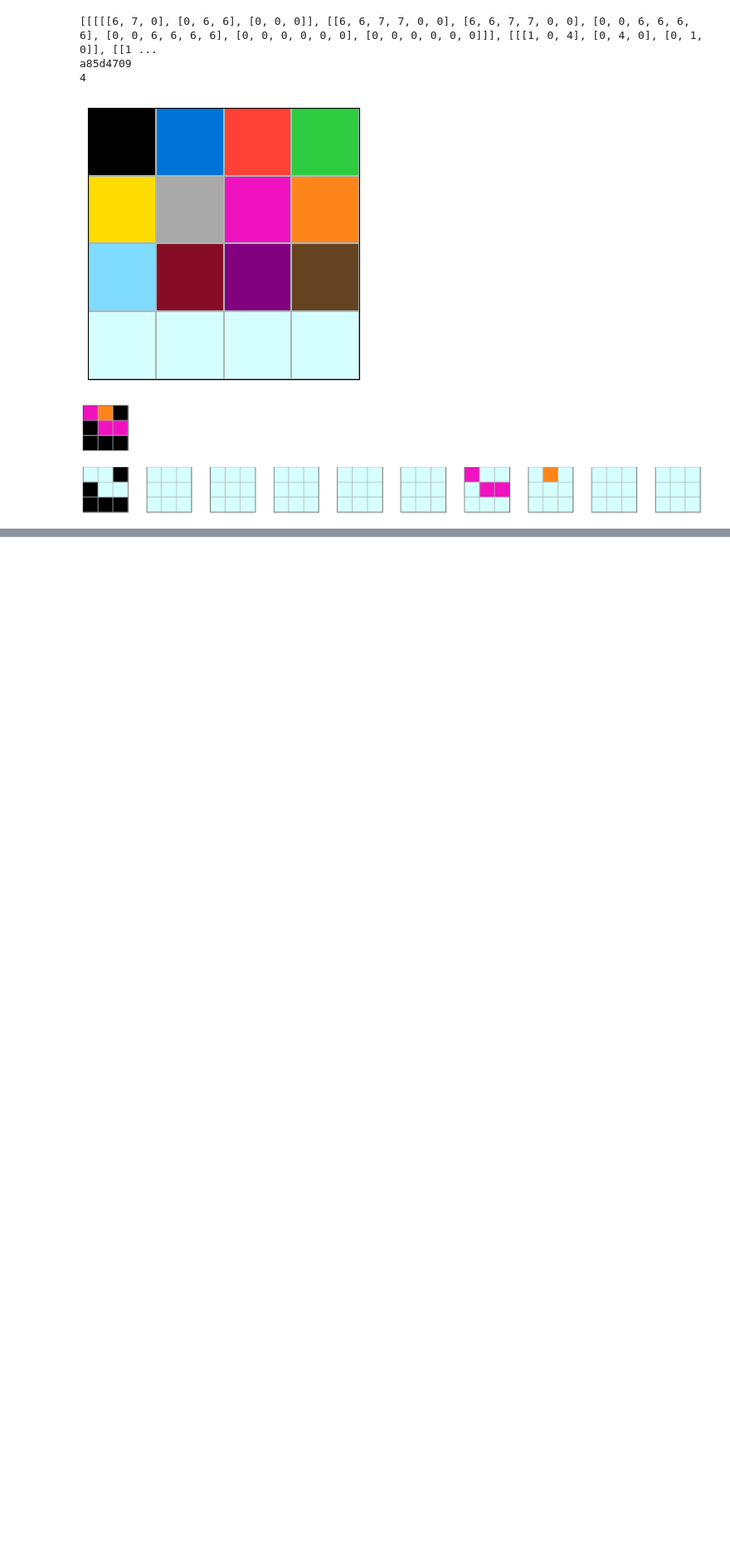
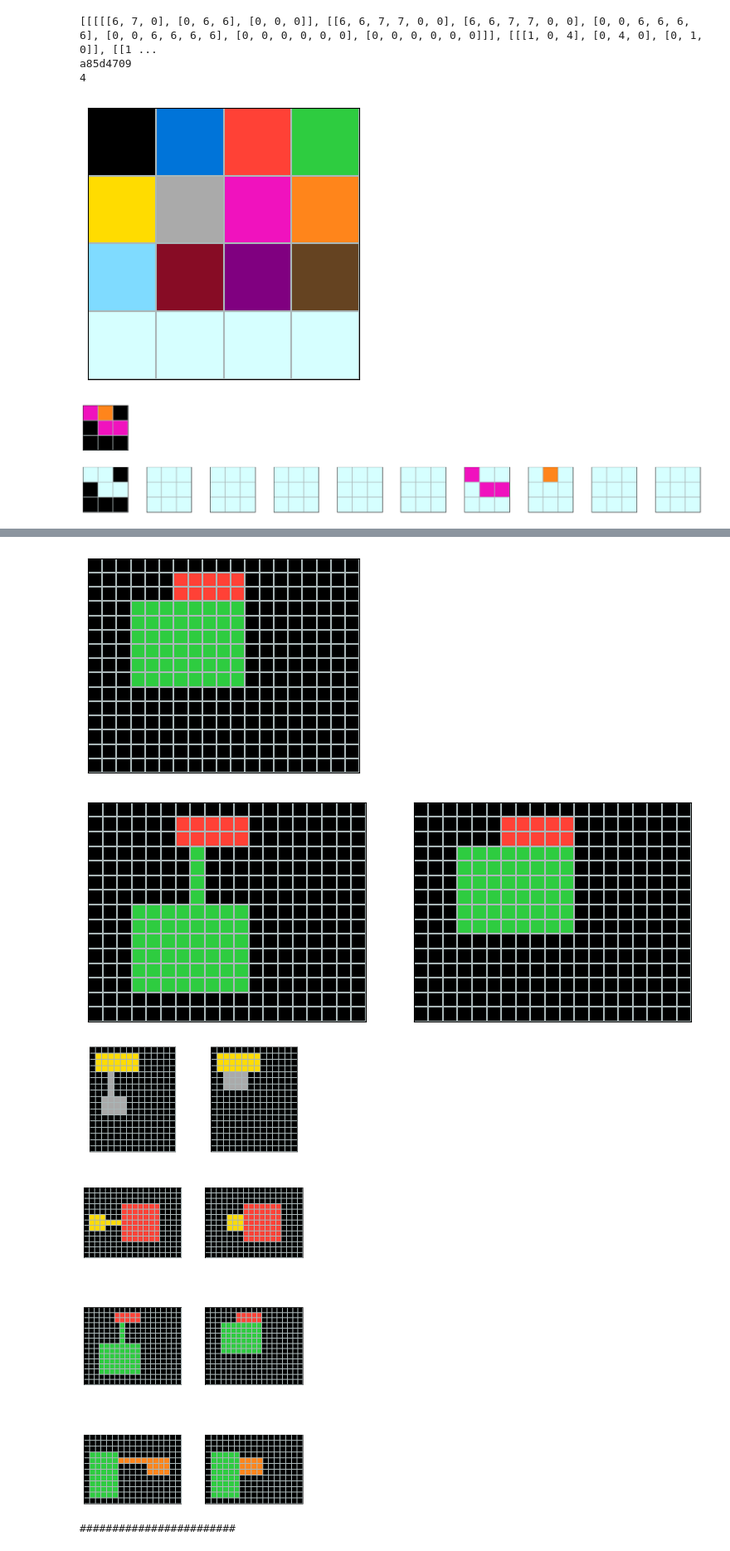
Before and after one commit to Albertree/ARC_Fundamentals, a Jupyter notebook: gggg.ipynb, the cells around one changed output, grey strips where cells are left out. Shown at 83% size. Saved outputs shown, nothing was run; the diff lists cells and outputs as text; code cells hidden in the pictures; blank space fills up the shorter version.

```diff
--- a/gggg.ipynb
+++ b/gggg.ipynb
@@ -126,0 +125,69 @@ NameError: name 'TASK' is not defined
+# %%
+t = 399
+p = 2
+g = 1
+o = None
+x = None
+
+for component in entire_single_components:
+    if component.id == (t, p, g, o, x):
+        # print(component.type)
+        # print(len(component.object_list))
+        # plot_data(component.object_list[0].view)
+
+        # for object in component.object_list:
+        #     if 2 in object.colorset and len(object.colorset) == 1:
+        #         print(object.center)
+        #         print(object.method)
+        #         plot_data(object.view)
+        #         plot_data(object.ancestor.view)
+        #         print("########################")
+        # mandatories
+        print(component.id)
+        print(component.type)
+
+        # visualization
+        print(component.view)
+
+        # representations
+        print(component.colcoord)
+        print(component.colorgrid)
+
+        # properties (shared)
+        print(component.color)
+        print(component.row_index)
+        print(component.col_index)
+        print(component.coordinate)
+
+        # object properties (not in pixel)
+        # print(component.pos) # not in grid
+        # print(component.method) # not in grid
+        print(component.height)
+        print(component.width)
+        print(component.size)
+        print(component.shape)
+        print(component.area)
+        print(component.center)
+
+        print(component.margin)
+        print(component.inner)
+        print(component.corner)
+        print(component.edge)
+
+        print(component.left_top)
+        print(component.right_top)
+        print(component.left_bottom)
+        print(component.right_bottom)
+
+        print(component.hori_symm)
+        print(component.verti_symm)
+        print(component.diag_symm)
+        print(component.anti_diag_symm)
+
+
+
+        plot_data(component.view)
+        plot_data(component.ancestor.view)
+        plot_data(component.ancestor.ancestor.view)
+        print("########################")
+# %% [output]
@@ -126,0 +211,4 @@ NameError: name 'TASK' is not defined
+[figure, added]
+[figure, added]
+[figure, added]
+########################
```
Also changed, not shown: parts of 4 cells of this notebook, 4 other files.
